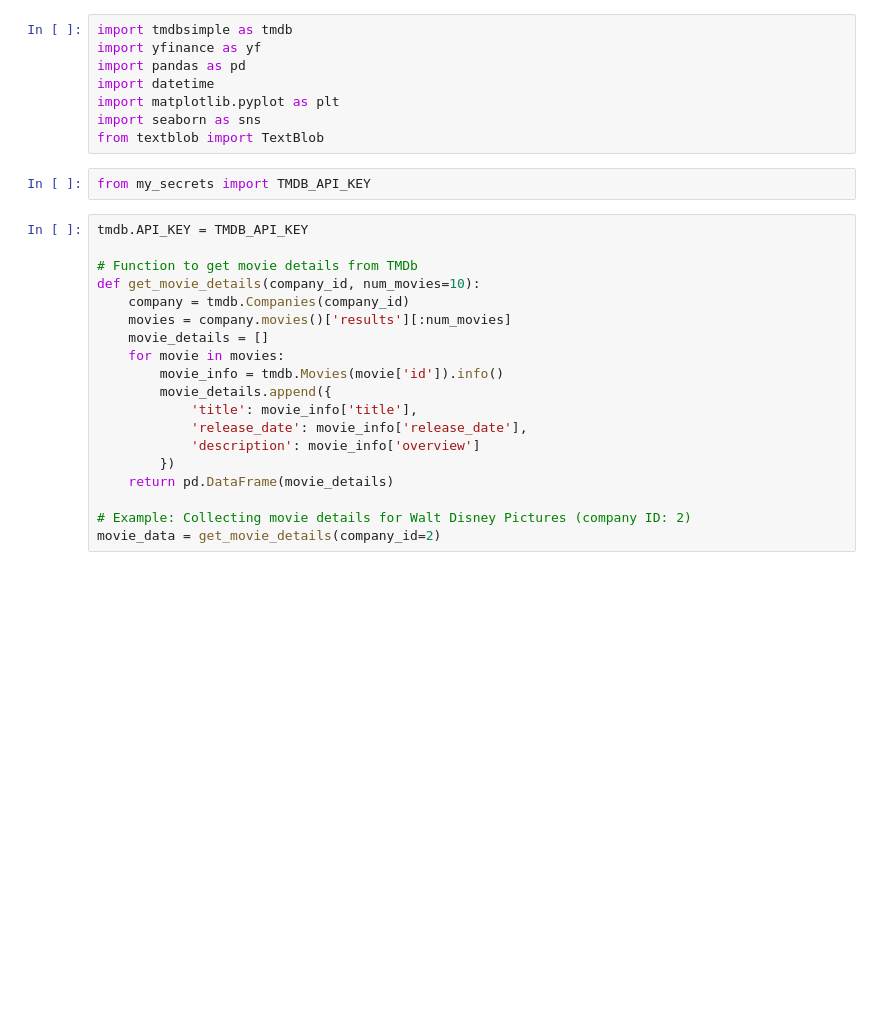
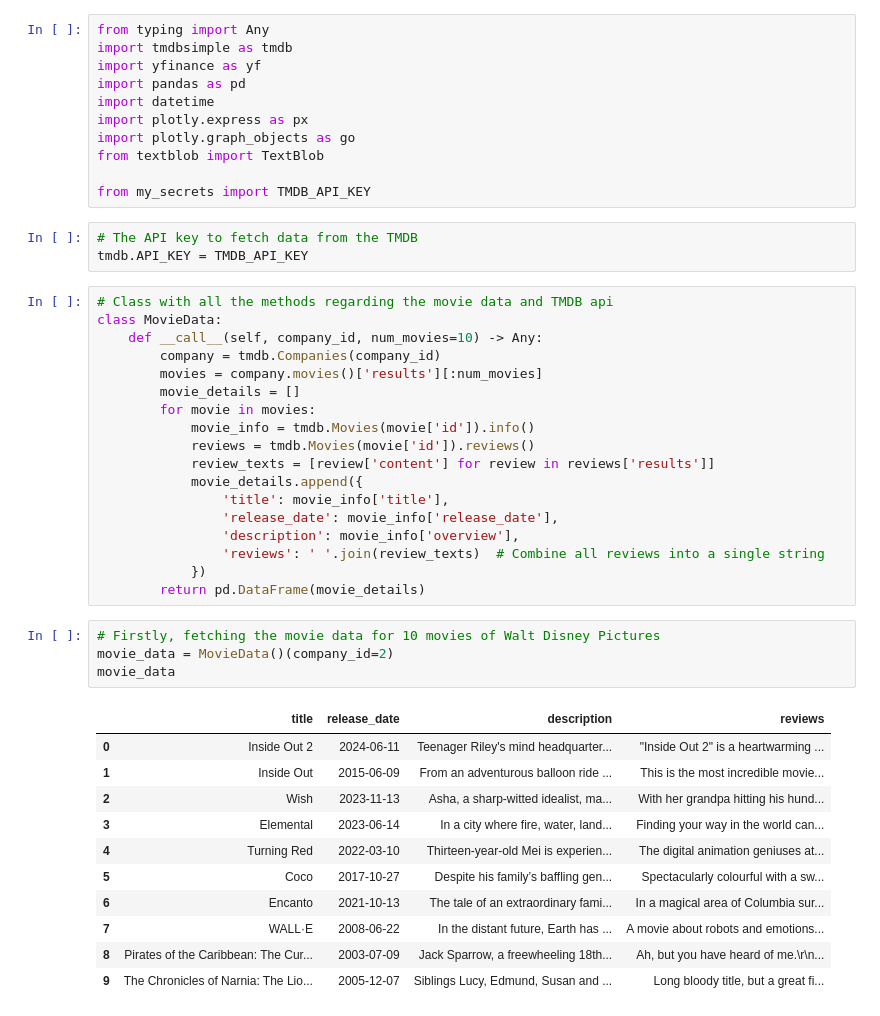
Before and after one commit to PrajwalLuitel/lambton_college_assessments, a Jupyter notebook: data_mining/assignment1/testing.ipynb, the cells around one changed output. Saved outputs shown, nothing was run; the diff lists cells and outputs as text; blank space fills up the shorter version.

```diff
--- a/data_mining/assignment1/testing.ipynb
+++ b/data_mining/assignment1/testing.ipynb
@@ -1,29 +1,48 @@
 # %%
+from typing import Any
 import tmdbsimple as tmdb
 import yfinance as yf
 import pandas as pd
 import datetime
-import matplotlib.pyplot as plt
-import seaborn as sns
+import plotly.express as px
+import plotly.graph_objects as go
 from textblob import TextBlob
+
+from my_secrets import TMDB_API_KEY
-# %%
-from my_secrets import TMDB_API_KEY
+# %%
+# The API key to fetch data from the TMDB
+tmdb.API_KEY = TMDB_API_KEY
 # %%
-tmdb.API_KEY = TMDB_API_KEY
-
-# Function to get movie details from TMDb
-def get_movie_details(company_id, num_movies=10):
-    company = tmdb.Companies(company_id)
-    movies = company.movies()['results'][:num_movies]
-    movie_details = []
-    for movie in movies:
-        movie_info = tmdb.Movies(movie['id']).info()
-        movie_details.append({
-            'title': movie_info['title'],
-            'release_date': movie_info['release_date'],
-            'description': movie_info['overview']
-        })
-    return pd.DataFrame(movie_details)
-
-# Example: Collecting movie details for Walt Disney Pictures (company ID: 2)
-movie_data = get_movie_details(company_id=2)
+# Class with all the methods regarding the movie data and TMDB api
+class MovieData:
+    def __call__(self, company_id, num_movies=10) -> Any:
+        company = tmdb.Companies(company_id)
+        movies = company.movies()['results'][:num_movies]
+        movie_details = []
+        for movie in movies:
+            movie_info = tmdb.Movies(movie['id']).info()
+            reviews = tmdb.Movies(movie['id']).reviews()
+            review_texts = [review['content'] for review in reviews['results']]
+            movie_details.append({
+                'title': movie_info['title'],
+                'release_date': movie_info['release_date'],
+                'description': movie_info['overview'],
+                'reviews': ' '.join(review_texts)  # Combine all reviews into a single string
+            })
+        return pd.DataFrame(movie_details)
+# %%
+# Firstly, fetching the movie data for 10 movies of Walt Disney Pictures
+movie_data = MovieData()(company_id=2)
+movie_data
+# %% [output]
+|  | title | release_date | description | reviews |
+| 0 | Inside Out 2 | 2024-06-11 | Teenager Riley's mind headquarter... | "Inside Out 2" is a heartwarming ... |
+| 1 | Inside Out | 2015-06-09 | From an adventurous balloon ride ... | This is the most incredible movie... |
+| 2 | Wish | 2023-11-13 | Asha, a sharp-witted idealist, ma... | With her grandpa hitting his hund... |
+| 3 | Elemental | 2023-06-14 | In a city where fire, water, land... | Finding your way in the world can... |
+| 4 | Turning Red | 2022-03-10 | Thirteen-year-old Mei is experien... | The digital animation geniuses at... |
+| 5 | Coco | 2017-10-27 | Despite his family’s baffling gen... | Spectacularly colourful with a sw... |
+| 6 | Encanto | 2021-10-13 | The tale of an extraordinary fami... | In a magical area of Columbia sur... |
+| 7 | WALL·E | 2008-06-22 | In the distant future, Earth has ... | A movie about robots and emotions... |
+| 8 | Pirates of the Caribbean: The Cur... | 2003-07-09 | Jack Sparrow, a freewheeling 18th... | Ah, but you have heard of me.\r\n... |
+| 9 | The Chronicles of Narnia: The Lio... | 2005-12-07 | Siblings Lucy, Edmund, Susan and ... | Long bloody title, but a great fi... |
```
Also changed, not shown: parts of 24 cells of this notebook, 2 other files.
